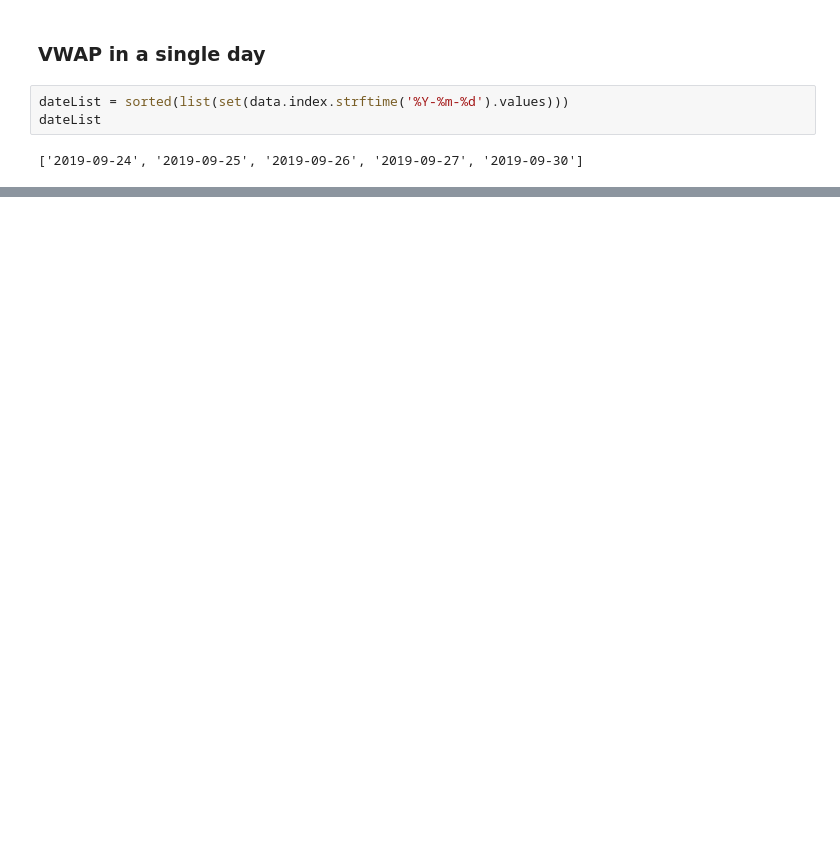
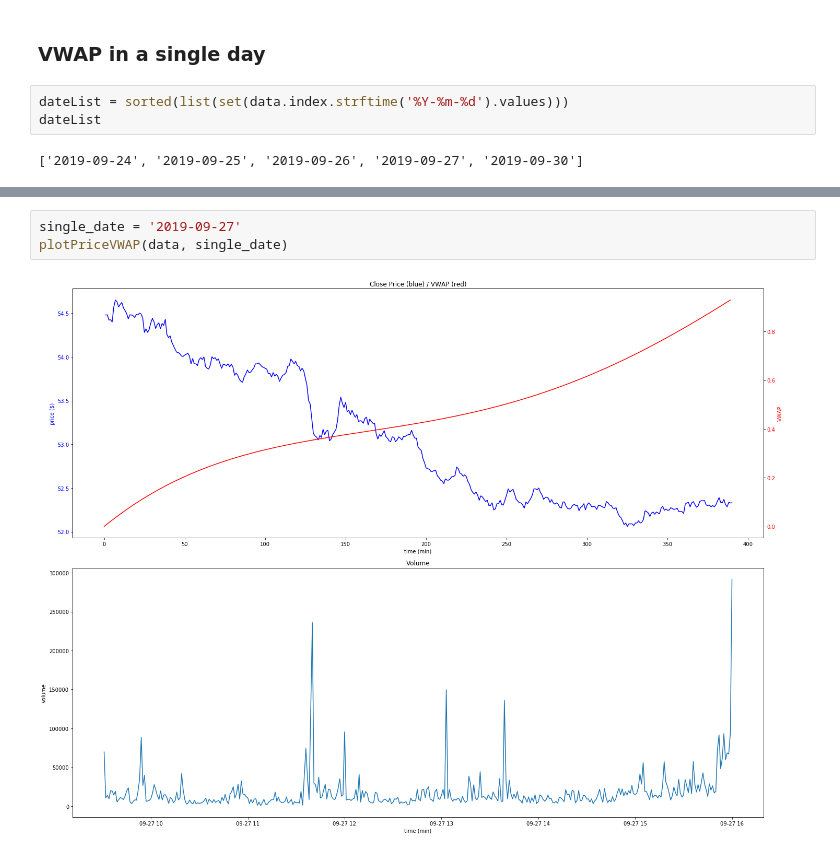
Before and after one commit to r50206v/E4729-Algorithm-Trading, a Jupyter notebook: Assignment 1/assignment1-5.ipynb, the cells around one changed output, grey strips where cells are left out. Cells and saved outputs as stored; diff of their text form; blank space fills up the shorter version.

```diff
--- a/Assignment 1/assignment1-5.ipynb
+++ b/Assignment 1/assignment1-5.ipynb
@@ -180,0 +190,5 @@ plt.show()
+# %%
+single_date = '2019-09-27'
+plotPriceVWAP(data, single_date)
+# %% [output]
+[figure, added]
```
Also changed, not shown: parts of 11 cells of this notebook.
